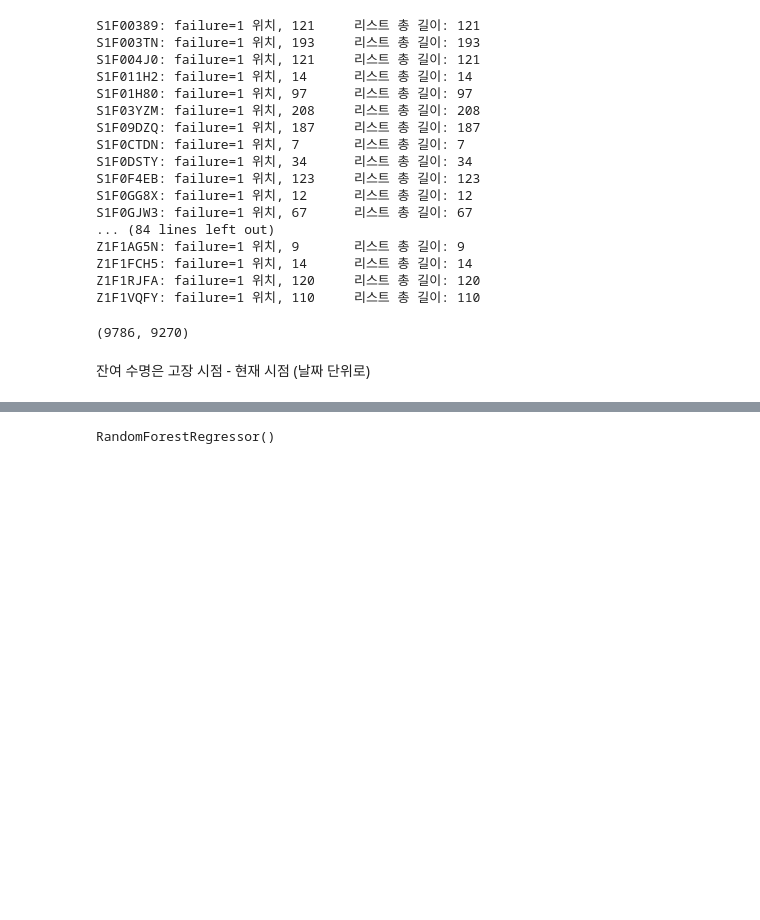
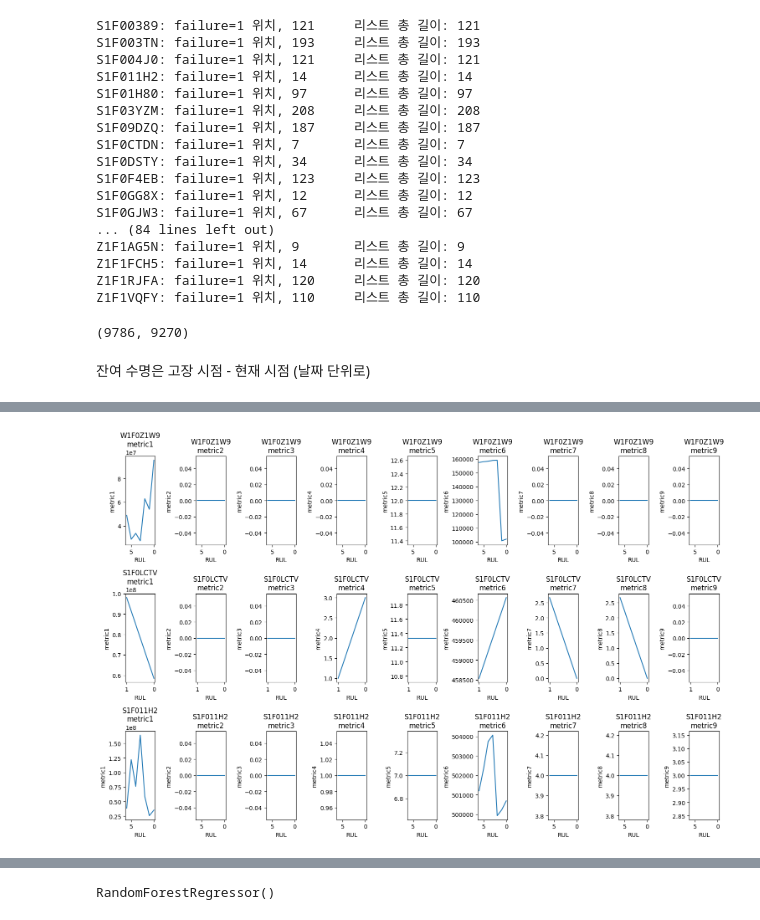
Before and after one commit to StillWork/AIPM, a Jupyter notebook: PM_RUL_Model_2.ipynb, the cells around one changed output, grey strips where cells are left out. Saved outputs shown, nothing was run; the diff lists cells and outputs as text; code cells hidden in the pictures; blank space fills up the shorter version.

```diff
--- a/PM_RUL_Model_2.ipynb
+++ b/PM_RUL_Model_2.ipynb
@@ -346,4 +401,38 @@ data['month']=data['date'].dt.month
+# %%
+data = data_aggregated.copy()
 # %%
-for metric in ['metric1', 'metric2', 'metric3', 'metric4', 'metric5', 'metric6', 'metric7', 'metric8', 'metric9']:
-    data[f'{metric}_rolling_mean']=data.groupby('device')[metric].transform(lambda x: x.rolling(5,min_periods=1).mean())
+# for metric in ['metric1', 'metric2', 'metric3', 'metric4', 'metric5', 'metric6', 'metric7', 'metric8', 'metric9']:
+#     data[f'{metric}_rolling_mean']=data.groupby('device')[metric].transform(lambda x: x.rolling(5,min_periods=1).mean())
+# %%
+# prompt: 랜덤하게 device를 3개 선택하고 9개 mterics의 고장시점까지의 시계열 그래프를 그려줘 , X 축으로 날짜가 아니라 RUL 을 표시해줘
+
+import matplotlib.pyplot as plt
+import random
+
+# 고장이력 있는 디바이스 목록 가져오기
+devices_with_failure = data['device'].unique()
+
+# 랜덤하게 3개의 디바이스 선택
+selected_devices = random.sample(list(devices_with_failure), 3)
+
+# 시계열 그래프 그리기
+metrics_to_plot = ['metric1', 'metric2', 'metric3', 'metric4', 'metric5', 'metric6', 'metric7', 'metric8', 'metric9']
+
+plt.figure(figsize=(15, 10))
+
+for i, device in enumerate(selected_devices):
+    device_data = data[data['device'] == device]
+
+    for j, metric in enumerate(metrics_to_plot):
+        plt.subplot(3, 9, i * 9 + j + 1)
+        sns.lineplot(data=device_data, x='RUL', y=metric)
+        plt.title(f'{device}\n{metric}')
+        plt.xlabel('RUL')
+        plt.ylabel(metric)
+        plt.gca().invert_xaxis() # RUL은 고장시점부터 감소하므로 x축을 반전
+
+plt.tight_layout()
+plt.show()
+# %% [output]
+[figure, added]
 # %%
```
Also changed, not shown: parts of 29 cells of this notebook.
